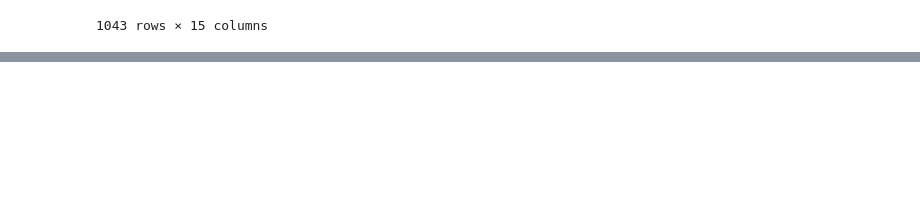
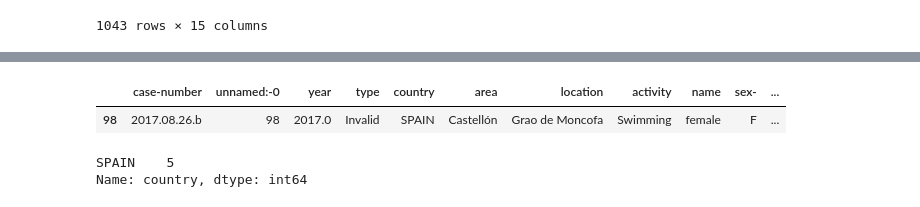
Before and after one commit to Adalab/DA-promo-b-modulo-2-sprint-1-Lara-Diana, a Jupyter notebook: Pandas/modulo-2-ejercicio-4-pandas-filtrado.ipynb, the cells around one changed output, grey strips where cells are left out. Saved outputs shown, nothing was run; the diff lists cells and outputs as text; code cells hidden in the pictures; blank space fills up the shorter version.

```diff
--- a/Pandas/modulo-2-ejercicio-4-pandas-filtrado.ipynb
+++ b/Pandas/modulo-2-ejercicio-4-pandas-filtrado.ipynb
@@ -191,0 +229,14 @@ usa_australia2
+# %%
+
+# ¿Cuántas mujeres fueron atacadas en España?
+
+ataques_mujeres_españa= attacks_sin_na[(attacks_sin_na["country"]== "SPAIN") & (attacks_sin_na["sex-"]== "F")]
+ataques_mujeres_españa
+# %% [output]
+|  | case-number | unnamed:-0 | year | type | country | area | location | activity | name | sex- | ... |
+| 98 | 2017.08.26.b | 98 | 2017.0 | Invalid | SPAIN | Castellón | Grao de Moncofa | Swimming | female | F | ... |
+# %%
+ataques_españa["country"].value_counts()
+# %% [output]
+SPAIN    5
+Name: country, dtype: int64
```
Also changed, not shown: parts of 12 cells of this notebook, 9 other files.
